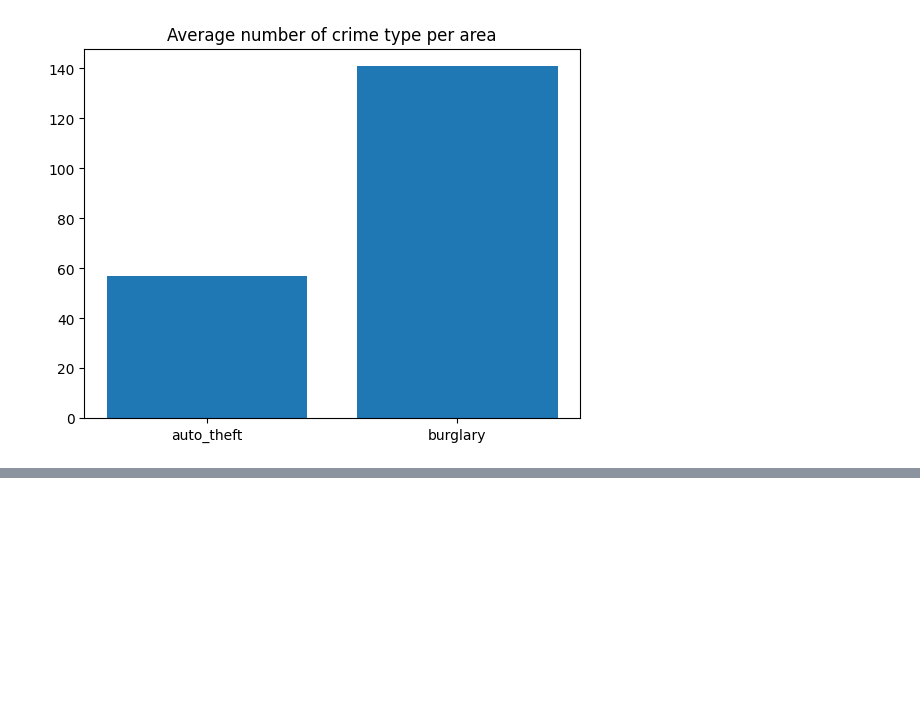
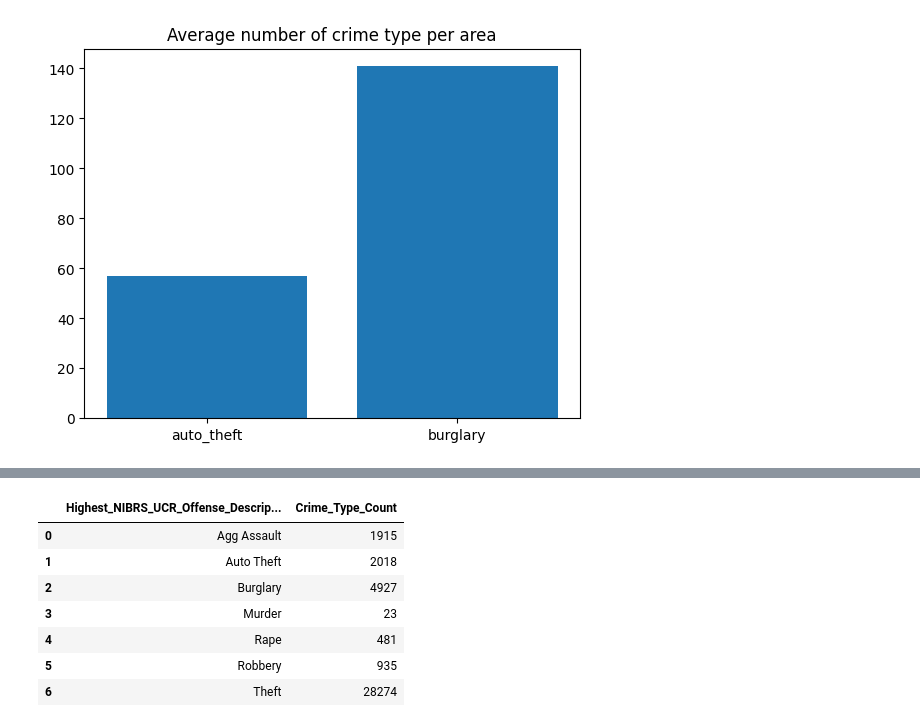
Before and after one commit to beaumartin25/cs5830_project2, a Jupyter notebook: project2.ipynb, the cells around one changed output, grey strips where cells are left out. Saved outputs shown, nothing was run; the diff lists cells and outputs as text; code cells hidden in the pictures; blank space fills up the shorter version.

```diff
--- a/project2.ipynb
+++ b/project2.ipynb
@@ -165,0 +125,12 @@ crime_housing_df
+# %%
+crime_type = crime_housing_df.groupby('Highest_NIBRS_UCR_Offense_Description').size().reset_index(name = 'Crime_Type_Count')
+crime_type
+# %% [output]
+|  | Highest_NIBRS_UCR_Offense_Descrip... | Crime_Type_Count |
+| 0 | Agg Assault | 1915 |
+| 1 | Auto Theft | 2018 |
+| 2 | Burglary | 4927 |
+| 3 | Murder | 23 |
+| 4 | Rape | 481 |
+| 5 | Robbery | 935 |
+| 6 | Theft | 28274 |
```
Also changed, not shown: parts of 9 cells of this notebook.
